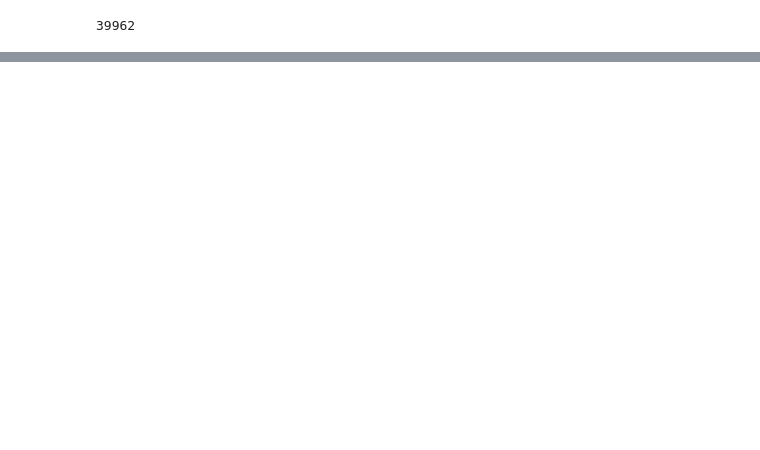
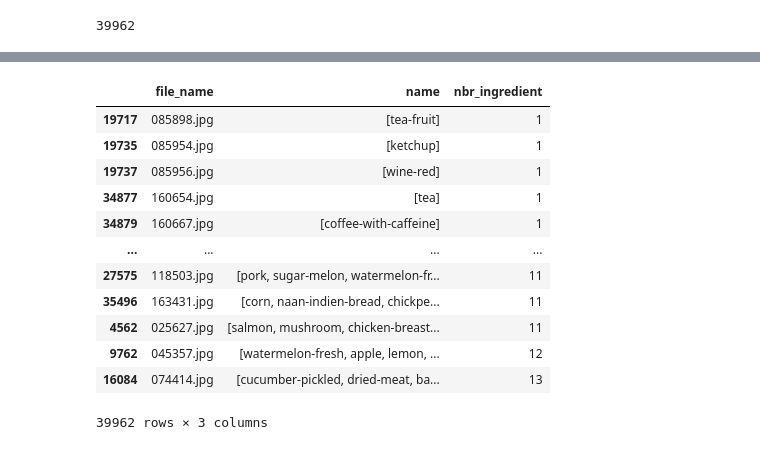
Before and after one commit to VictorTHER/foodbuddy, a Jupyter notebook: foodbuddy.ipynb, the cells around one changed output, grey strips where cells are left out. Cells and saved outputs as stored; diff of their text form; code cells hidden in the pictures; blank space fills up the shorter version.

```diff
--- a/foodbuddy.ipynb
+++ b/foodbuddy.ipynb
@@ -100,0 +142,18 @@ train_df['file_name'].nunique()
+# %%
+train_df['nbr_ingredient'] = train_df['name'].agg(len)
+train_df_ingr = train_df.sort_values('nbr_ingredient', ascending=True)
+train_df_ingr
+# %% [output]
+|  | file_name | name | nbr_ingredient |
+| 19717 | 085898.jpg | [tea-fruit] | 1 |
+| 19735 | 085954.jpg | [ketchup] | 1 |
+| 19737 | 085956.jpg | [wine-red] | 1 |
+| 34877 | 160654.jpg | [tea] | 1 |
+| 34879 | 160667.jpg | [coffee-with-caffeine] | 1 |
+| ... | ... | ... | ... |
+| 27575 | 118503.jpg | [pork, sugar-melon, watermelon-fr... | 11 |
+| 35496 | 163431.jpg | [corn, naan-indien-bread, chickpe... | 11 |
+| 4562 | 025627.jpg | [salmon, mushroom, chicken-breast... | 11 |
+| 9762 | 045357.jpg | [watermelon-fresh, apple, lemon, ... | 12 |
+| 16084 | 074414.jpg | [cucumber-pickled, dried-meat, ba... | 13 |
+39962 rows × 3 columns
```
Also changed, not shown: parts of 14 cells of this notebook, 3 other files.
